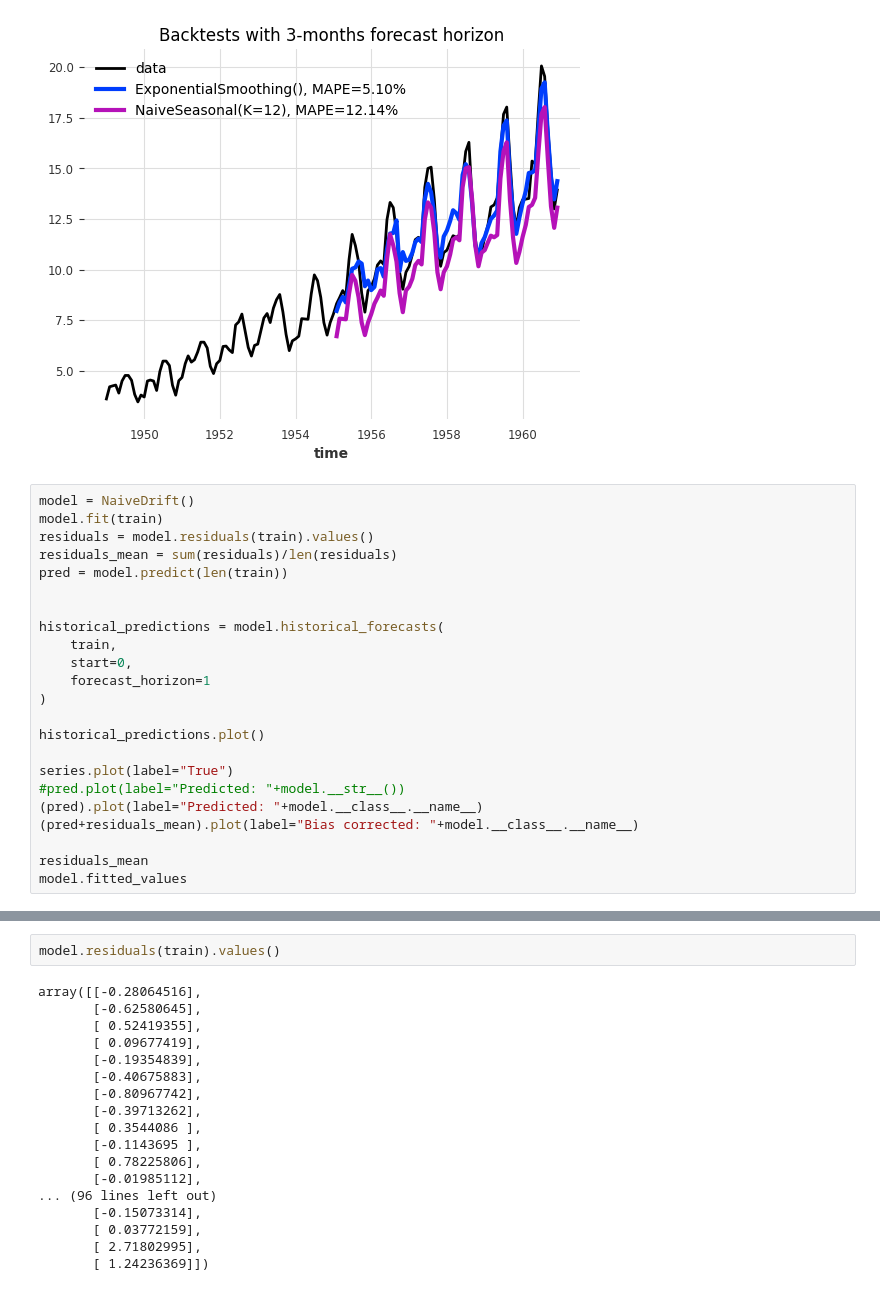
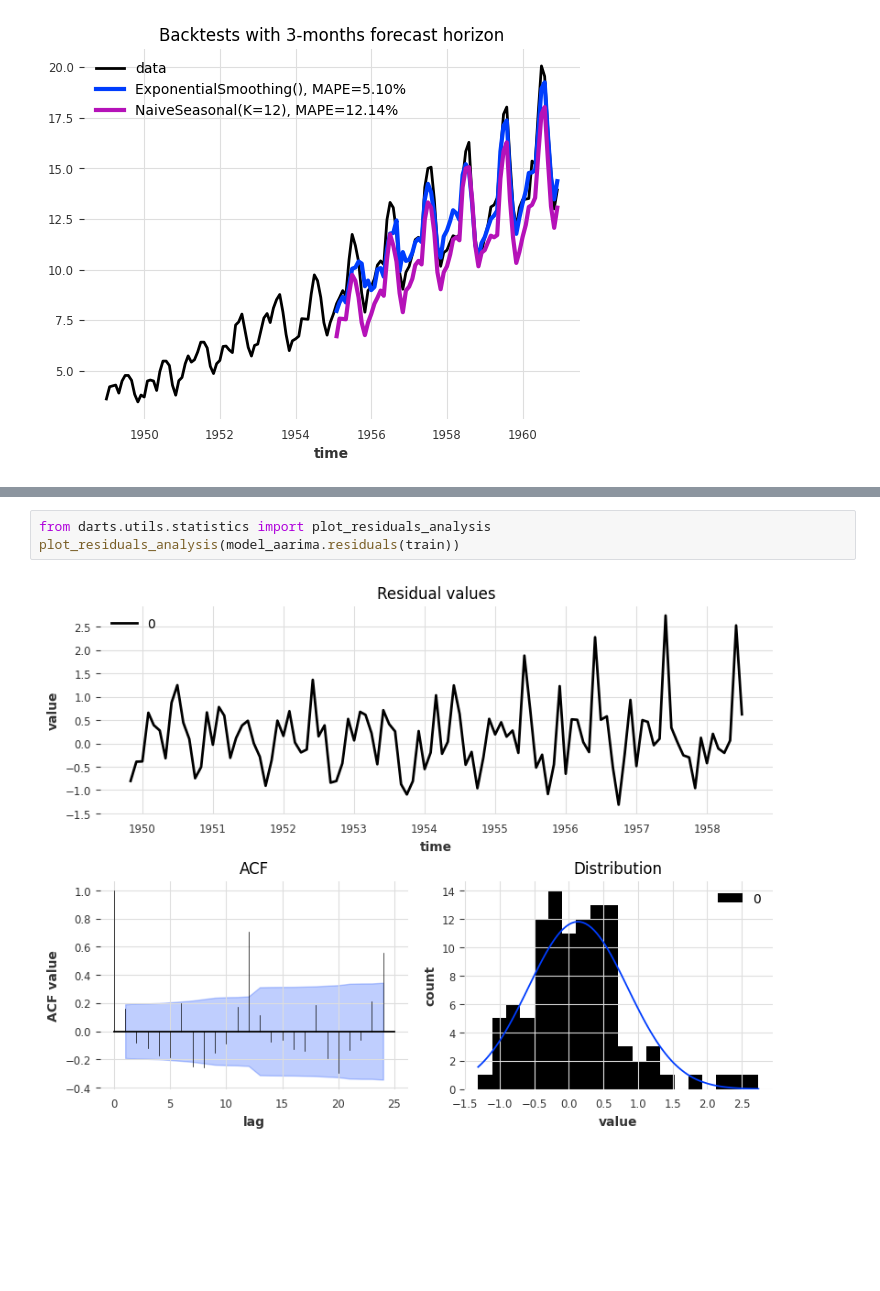
Before and after one commit to Marko-Pyeshchyk/darts-test, a Jupyter notebook: notebook/test.ipynb, the cells around one changed output, grey strips where cells are left out. Saved outputs shown, nothing was run; the diff lists cells and outputs as text; blank space fills up the shorter version.

```diff
--- a/notebook/test.ipynb
+++ b/notebook/test.ipynb
@@ -222,26 +211,3 @@ plt.legend()
 # %% [output]
 <matplotlib.legend.Legend at 0x...>
 [figure]
-# %%
-model = NaiveDrift()
-model.fit(train)
-residuals = model.residuals(train).values()
-residuals_mean = sum(residuals)/len(residuals)
-pred = model.predict(len(train))
-
-
-historical_predictions = model.historical_forecasts(
-    train,
-    start=0,
-    forecast_horizon=1
-)
-
-historical_predictions.plot()
-
-series.plot(label="True")
-#pred.plot(label="Predicted: "+model.__str__())
-(pred).plot(label="Predicted: "+model.__class__.__name__)
-(pred+residuals_mean).plot(label="Bias corrected: "+model.__class__.__name__)
-
-residuals_mean
-model.fitted_values
@@ -252,20 +214,5 @@ AttributeError: 'NaiveDrift' object has no attribute 'fitted_values'
-# %%
-model.residuals(train).values()
-# %% [output]
-array([[-0.28064516],
-       [-0.62580645],
-       [ 0.52419355],
-       [ 0.09677419],
-       [-0.19354839],
-       [-0.40675883],
-       [-0.80967742],
-       [-0.39713262],
-       [ 0.3544086 ],
-       [-0.1143695 ],
-       [ 0.78225806],
-       [-0.01985112],
-... (96 lines left out)
-       [-0.15073314],
-       [ 0.03772159],
-       [ 2.71802995],
-       [ 1.24236369]])
+# %%
+from darts.utils.statistics import plot_residuals_analysis
+plot_residuals_analysis(model_aarima.residuals(train))
+# %% [output]
+[figure, added]
```
Also changed, not shown: parts of 8 cells of this notebook.
